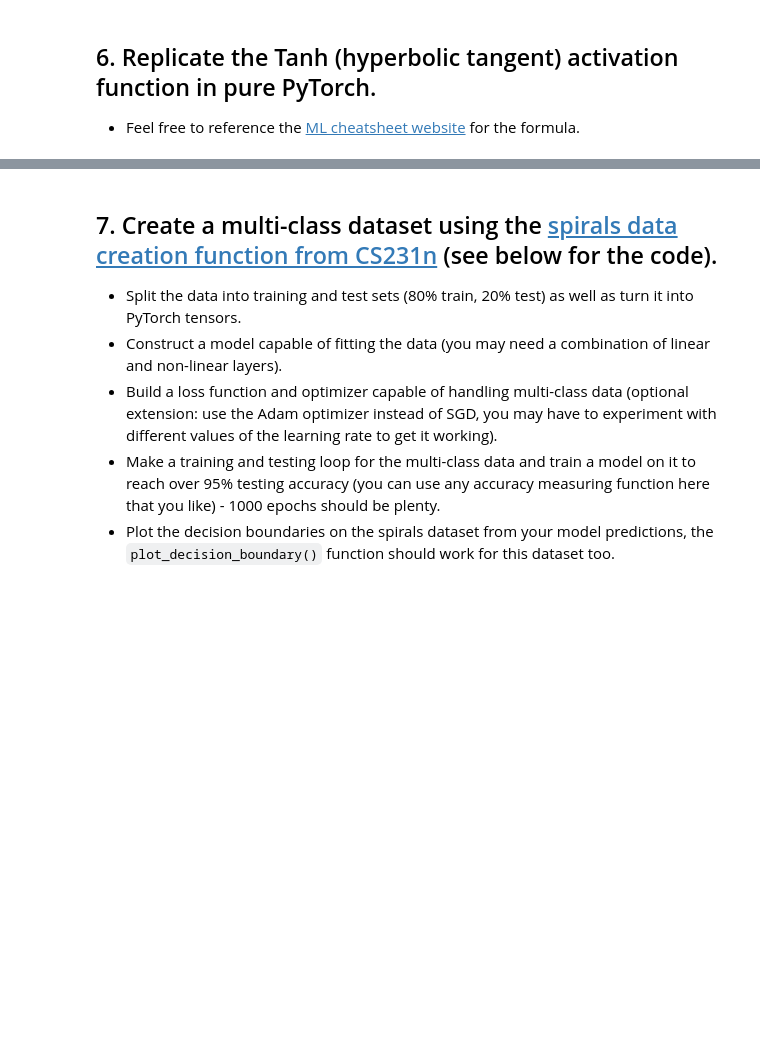
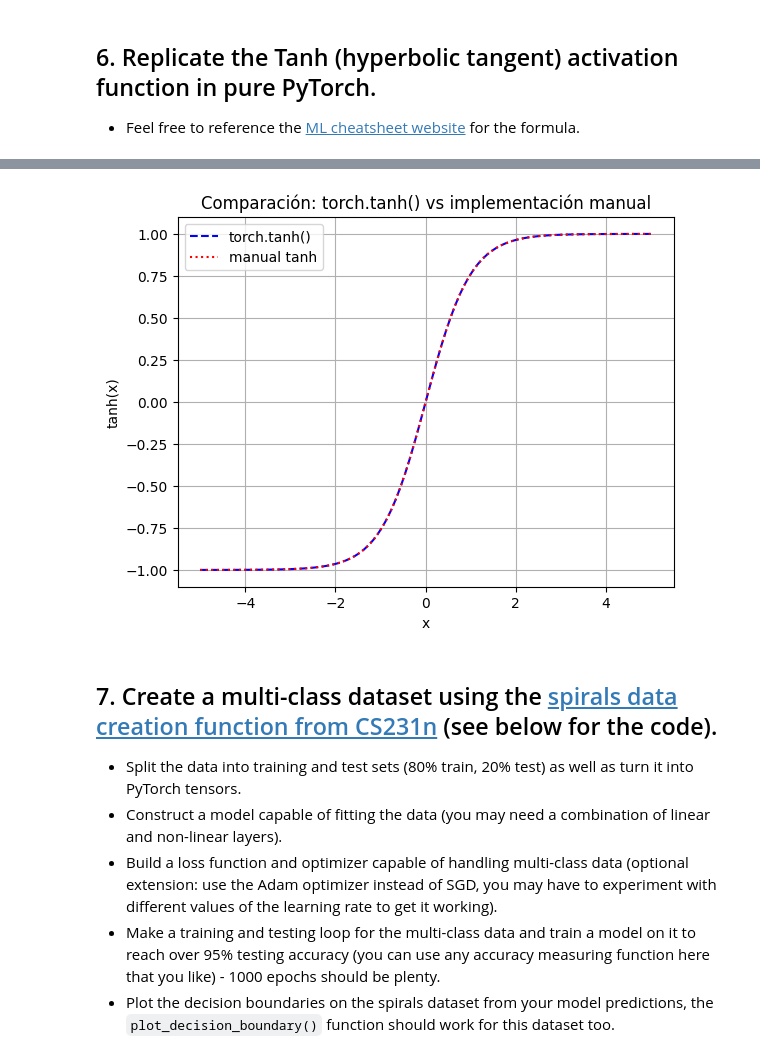
Before and after one commit to IveenNet/ColabPython, a Jupyter notebook: NeuralNetworksClassification.ipynb, the cells around one changed output, grey strips where cells are left out. Cells and saved outputs as stored; diff of their text form; code cells hidden in the pictures; blank space fills up the shorter version.

```diff
--- a/NeuralNetworksClassification.ipynb
+++ b/NeuralNetworksClassification.ipynb
@@ -260,3 +416,18 @@ def plot_decision_boundary(model, X, y):
+# %%
+# Replicate torch.tanh() and plot it
+y_manual = (torch.exp(x) - torch.exp(-x)) / (torch.exp(x) + torch.exp(-x))
+
+# Graficar ambas funciones para compararlas
+plt.plot(x, torch.tanh(x), label="torch.tanh()", linestyle="--", color="blue")
+plt.plot(x, y_manual, label="manual tanh", linestyle=":", color="red")
+plt.title("Comparación: torch.tanh() vs implementación manual")
+plt.xlabel("x")
+plt.ylabel("tanh(x)")
+plt.grid(True)
+plt.legend()
+plt.show()
+# %% [output]
+[figure, added]
 # %% [markdown]
 ## 7. Create a multi-class dataset using the [spirals data creation function from CS231n](https://cs231n.github.io/neural-networks-case-study/) (see below for the code).
   * Split the data into training and test sets (80% train, 20% test) as well as turn it into PyTorch tensors.
```
Also changed, not shown: parts of 37 cells of this notebook.
